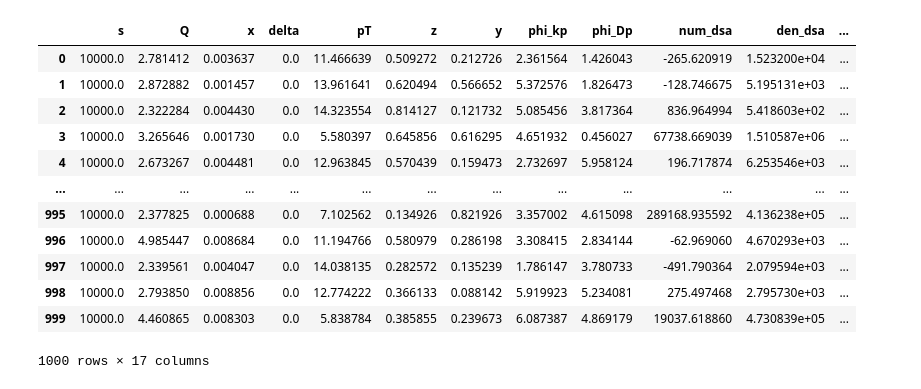
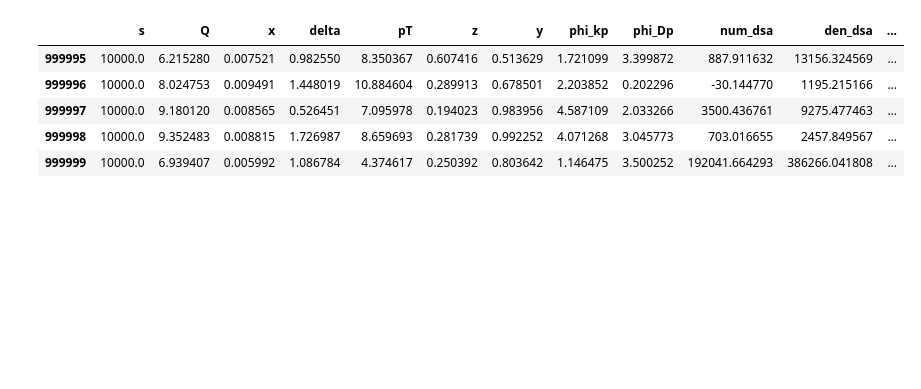
Before and after one commit to brandonmanley/dijet_DSA, a Jupyter notebook: bmanley/dsa_mc_analysis.ipynb, the cells around one changed output. Drawn from its saved outputs; the diff is of its cells as text; code cells hidden in the pictures; blank space fills up the shorter version.

```diff
--- a/bmanley/dsa_mc_analysis.ipynb
+++ b/bmanley/dsa_mc_analysis.ipynb
@@ -6,34 +6,32 @@ import pandas as pd
 from matplotlib.ticker import MaxNLocator
 # %%
 # import mc data file
-# mcfile = 'mc_data/mc_data_rs100_run3_interpolated.npy'
-mcfile = 'testing.npy'
+mcfile = 'mc_data/mc_data_rs100_run6.npy'
+# mcfile = 'mc_data/testing.npy'
 mcdata = np.load(mcfile)
-mc_df = pd.DataFrame(mcdata, columns=['s', 'Q', 'x', 'delta', 'pT', 'z', 'y', 'phi_kp', 'phi_Dp', 'num_dsa', 'den_dsa'])
+mc_df = pd.DataFrame(mcdata, columns=['s', 'Q', 'x', 'delta', 'pT', 'z', 'y', 'phi_kp', 'phi_Dp',
+                                      'num_dsa', 'den_dsa', '<1>', '<cos(phi_kp)>', '<cos(phi_Dp)>',
+                                     '<cos(phi_Dp)cos(phi_kp)>', '<sin(phi_Dp)sin(phi_kp)>'])
 
-# add relevant columns
-mc_df['A_LL'] = mc_df['num_dsa']/mc_df['den_dsa']
-mc_df['<cos(phi_kp)>'] = np.cos(mc_df['phi_kp'])*mc_df['A_LL']
-mc_df['<cos(phi_Dp)>'] = np.cos(mc_df['phi_Dp'])*mc_df['A_LL']
-mc_df['<cos(phi_kp)cos(phi_Dp)>'] = np.cos(mc_df['phi_kp'])*np.cos(mc_df['phi_Dp'])*mc_df['A_LL']
-mc_df['<sin(phi_kp)sin(phi_Dp)>'] = np.sin(mc_df['phi_kp'])*np.sin(mc_df['phi_Dp'])*mc_df['A_LL']
-mc_df['corr_coeff'] = mc_df['delta']/mc_df['pT']
+mc_df['t'] = np.abs(mc_df['delta'])
+
+# import second data file with different initial conditions
+mcfile2 = 'mc_data/mc_data_rs100_run6_ic2.npy'
+# mcfile = 'mc_data/testing.npy'
+mcdata2 = np.load(mcfile2)
+mc_df2 = pd.DataFrame(mcdata2, columns=['s', 'Q', 'x', 'delta', 'pT', 'z', 'y', 'phi_kp', 'phi_Dp',
+                                      'num_dsa', 'den_dsa', '<1>', '<cos(phi_kp)>', '<cos(phi_Dp)>',
+                                     '<cos(phi_Dp)cos(phi_kp)>', '<sin(phi_Dp)sin(phi_kp)>'])
+mc_df2['t'] = np.abs(mc_df2['delta'])
-# %%
-mc_df
-# %% [output]
-|  | s | Q | x | delta | pT | z | y | phi_kp | phi_Dp | num_dsa | den_dsa | ... |
-| 0 | 10000.0 | 2.781412 | 0.003637 | 0.0 | 11.466639 | 0.509272 | 0.212726 | 2.361564 | 1.426043 | -265.620919 | 1.523200e+04 | ... |
-| 1 | 10000.0 | 2.872882 | 0.001457 | 0.0 | 13.961641 | 0.620494 | 0.566652 | 5.372576 | 1.826473 | -128.746675 | 5.195131e+03 | ... |
-| 2 | 10000.0 | 2.322284 | 0.004430 | 0.0 | 14.323554 | 0.814127 | 0.121732 | 5.085456 | 3.817364 | 836.964994 | 5.418603e+02 | ... |
-| 3 | 10000.0 | 3.265646 | 0.001730 | 0.0 | 5.580397 | 0.645856 | 0.616295 | 4.651932 | 0.456027 | 67738.669039 | 1.510587e+06 | ... |
-| 4 | 10000.0 | 2.673267 | 0.004481 | 0.0 | 12.963845 | 0.570439 | 0.159473 | 2.732697 | 5.958124 | 196.717874 | 6.253546e+03 | ... |
-| ... | ... | ... | ... | ... | ... | ... | ... | ... | ... | ... | ... | ... |
-| 995 | 10000.0 | 2.377825 | 0.000688 | 0.0 | 7.102562 | 0.134926 | 0.821926 | 3.357002 | 4.615098 | 289168.935592 | 4.136238e+05 | ... |
-| 996 | 10000.0 | 4.985447 | 0.008684 | 0.0 | 11.194766 | 0.580979 | 0.286198 | 3.308415 | 2.834144 | -62.969060 | 4.670293e+03 | ... |
-| 997 | 10000.0 | 2.339561 | 0.004047 | 0.0 | 14.038135 | 0.282572 | 0.135239 | 1.786147 | 3.780733 | -491.790364 | 2.079594e+03 | ... |
-| 998 | 10000.0 | 2.793850 | 0.008856 | 0.0 | 12.774222 | 0.366133 | 0.088142 | 5.919923 | 5.234081 | 275.497468 | 2.795730e+03 | ... |
-| 999 | 10000.0 | 4.460865 | 0.008303 | 0.0 | 5.838784 | 0.385855 | 0.239673 | 6.087387 | 4.869179 | 19037.618860 | 4.730839e+05 | ... |
-1000 rows × 17 columns
+# %%
+mc_df.tail()
+# %% [output]
+|  | s | Q | x | delta | pT | z | y | phi_kp | phi_Dp | num_dsa | den_dsa | ... |
+| 999995 | 10000.0 | 6.215280 | 0.007521 | 0.982550 | 8.350367 | 0.607416 | 0.513629 | 1.721099 | 3.399872 | 887.911632 | 13156.324569 | ... |
+| 999996 | 10000.0 | 8.024753 | 0.009491 | 1.448019 | 10.884604 | 0.289913 | 0.678501 | 2.203852 | 0.202296 | -30.144770 | 1195.215166 | ... |
+| 999997 | 10000.0 | 9.180120 | 0.008565 | 0.526451 | 7.095978 | 0.194023 | 0.983956 | 4.587109 | 2.033266 | 3500.436761 | 9275.477463 | ... |
+| 999998 | 10000.0 | 9.352483 | 0.008815 | 1.726987 | 8.659693 | 0.281739 | 0.992252 | 4.071268 | 3.045773 | 703.016655 | 2457.849567 | ... |
+| 999999 | 10000.0 | 6.939407 | 0.005992 | 1.086784 | 4.374617 | 0.250392 | 0.803642 | 1.146475 | 3.500252 | 192041.664293 | 386266.041808 | ... |
 # %%
 # function to plot histograms
 
```
Also changed, not shown: parts of 6 cells of this notebook, 44 other files.
